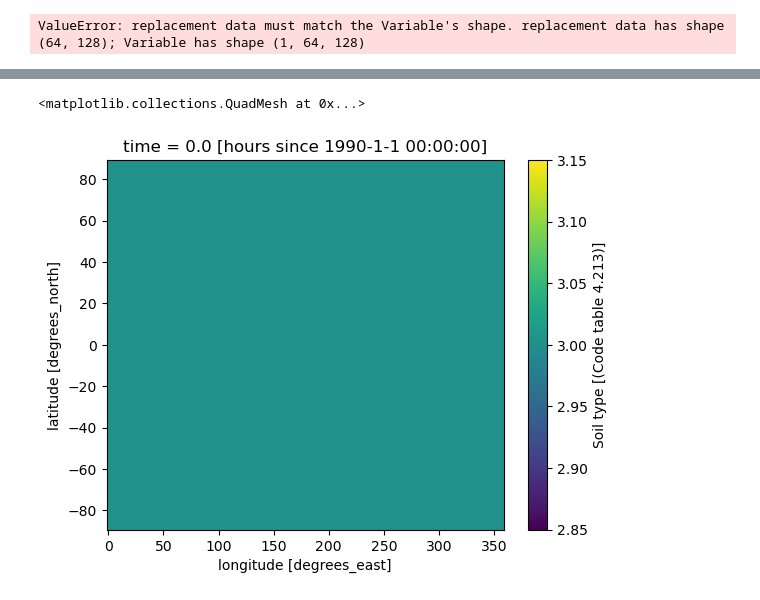
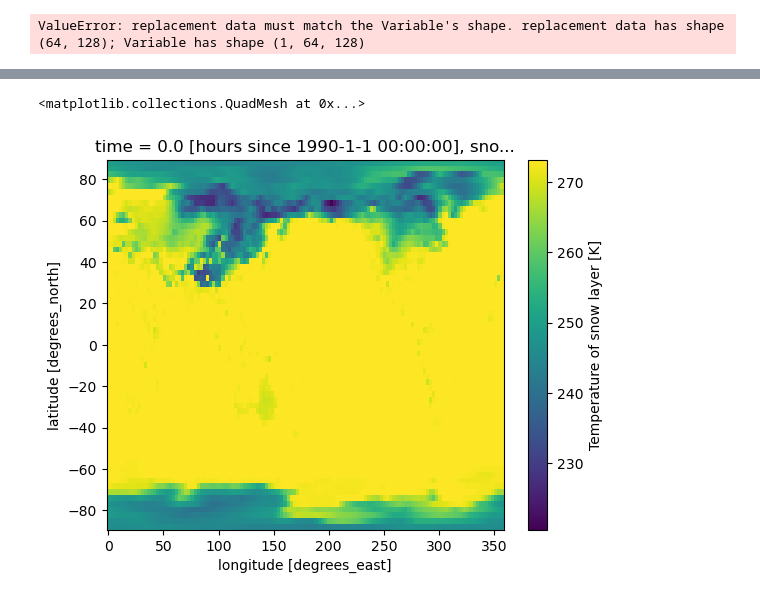
Before and after one commit to asozza/ecearth-quests, a Jupyter notebook: epochal/OIFS/modify_oifs.ipynb, the cells around one changed output, grey strips where cells are left out. Cells and saved outputs as stored; diff of their text form; code cells hidden in the pictures.

```diff
--- a/epochal/OIFS/modify_oifs.ipynb
+++ b/epochal/OIFS/modify_oifs.ipynb
@@ -261,14 +316,14 @@ Converting back to GRIB file /lus/h2resw01/scratch/ccpd/cdoPyw47zcg_5
 # %%
 import xarray as xr
 #cdo.setgridtype("regular", input=os.path.join(outdir, "ICMGGECE4INIT"), output=os.path.join(climate_outdir, "prova.nc"), options="-r -f nc --eccodes")
 inputfile = os.path.join(climate_outdir, "prova.nc")
 ds = xr.open_dataset(inputfile, decode_times=False, decode_cf=False, decode_timedelta=False)
-ds['slt'].plot()
+ds['tsn'].isel(snow=0).plot()
 #ds.to_netcdf(os.path.join(climate_outdir, "new.nc"))
 #cdo.remapnn(inputfile, input=os.path.join(climate_outdir, "new.nc"), output=os.path.join(climate_outdir, "new.grb"), options="-r -f grb2 --eccodes")
 # %% [output]
 <matplotlib.collections.QuadMesh at 0x...>
-[figure, old version]
+[figure, new version]
 # %%
 ds
 # %% [output]
```
Also changed, not shown: parts of 7 cells of this notebook, 4 other files.
